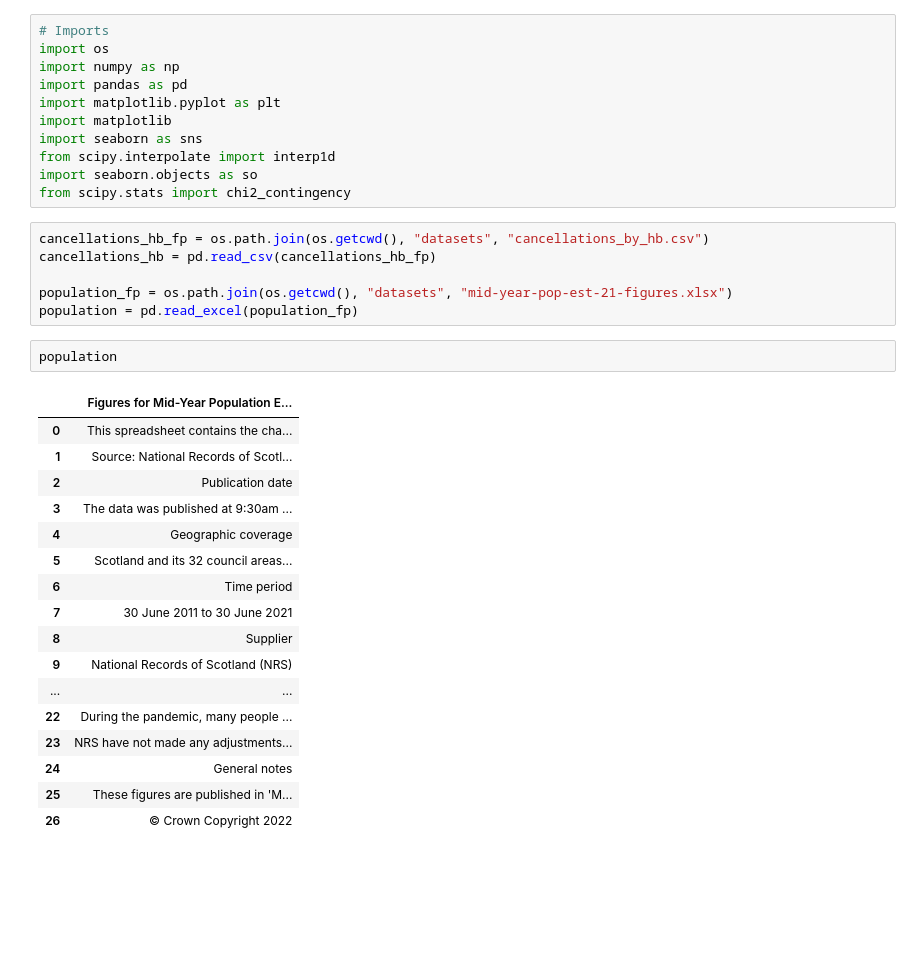
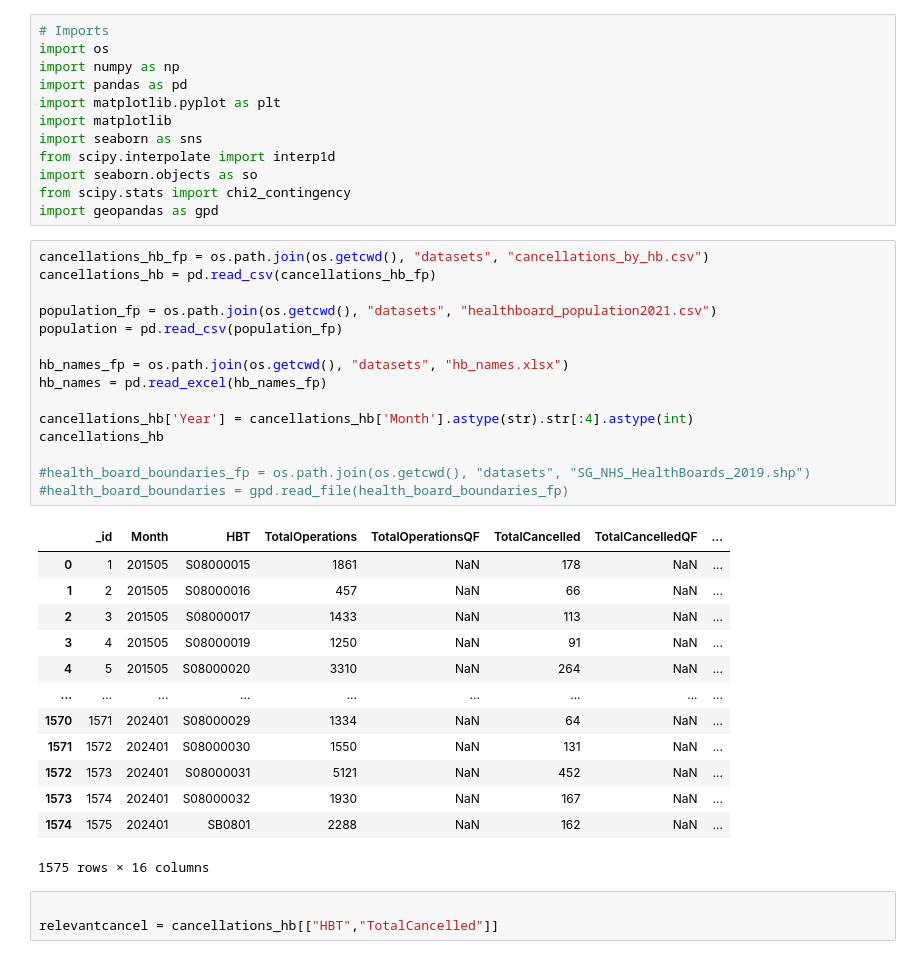
Before and after one commit to brianej/fdscw3, a Jupyter notebook: q4.ipynb, the cells around one changed output. Drawn from its saved outputs; the diff is of its cells as text; blank space fills up the shorter version.

```diff
--- a/q4.ipynb
+++ b/q4.ipynb
@@ -9,29 +31,36 @@ import seaborn as sns
 from scipy.interpolate import interp1d
 import seaborn.objects as so
 from scipy.stats import chi2_contingency
+import geopandas as gpd
 # %%
 cancellations_hb_fp = os.path.join(os.getcwd(), "datasets", "cancellations_by_hb.csv")
 cancellations_hb = pd.read_csv(cancellations_hb_fp)
 
-population_fp = os.path.join(os.getcwd(), "datasets", "mid-year-pop-est-21-figures.xlsx")
-population = pd.read_excel(population_fp)
+population_fp = os.path.join(os.getcwd(), "datasets", "healthboard_population2021.csv")
+population = pd.read_csv(population_fp)
+
+hb_names_fp = os.path.join(os.getcwd(), "datasets", "hb_names.xlsx")
+hb_names = pd.read_excel(hb_names_fp)
+
+cancellations_hb['Year'] = cancellations_hb['Month'].astype(str).str[:4].astype(int)
+cancellations_hb
+
+#health_board_boundaries_fp = os.path.join(os.getcwd(), "datasets", "SG_NHS_HealthBoards_2019.shp")
+#health_board_boundaries = gpd.read_file(health_board_boundaries_fp)
+# %% [output]
+|  | _id | Month | HBT | TotalOperations | TotalOperationsQF | TotalCancelled | TotalCancelledQF | ... |
+| 0 | 1 | 201505 | S08000015 | 1861 | NaN | 178 | NaN | ... |
+| 1 | 2 | 201505 | S08000016 | 457 | NaN | 66 | NaN | ... |
+| 2 | 3 | 201505 | S08000017 | 1433 | NaN | 113 | NaN | ... |
+| 3 | 4 | 201505 | S08000019 | 1250 | NaN | 91 | NaN | ... |
+| 4 | 5 | 201505 | S08000020 | 3310 | NaN | 264 | NaN | ... |
+| ... | ... | ... | ... | ... | ... | ... | ... | ... |
+| 1570 | 1571 | 202401 | S08000029 | 1334 | NaN | 64 | NaN | ... |
+| 1571 | 1572 | 202401 | S08000030 | 1550 | NaN | 131 | NaN | ... |
+| 1572 | 1573 | 202401 | S08000031 | 5121 | NaN | 452 | NaN | ... |
+| 1573 | 1574 | 202401 | S08000032 | 1930 | NaN | 167 | NaN | ... |
+| 1574 | 1575 | 202401 | SB0801 | 2288 | NaN | 162 | NaN | ... |
+1575 rows × 16 columns
-# %%
-population
-# %% [output]
-|  | Figures for Mid-Year Population E... |
-| 0 | This spreadsheet contains the cha... |
-| 1 | Source: National Records of Scotl... |
-| 2 | Publication date |
-| 3 | The data was published at 9:30am ... |
-| 4 | Geographic coverage |
-| 5 | Scotland and its 32 council areas... |
-| 6 | Time period |
-| 7 | 30 June 2011 to 30 June 2021 |
-| 8 | Supplier |
-| 9 | National Records of Scotland (NRS) |
-| ... | ... |
-| 22 | During the pandemic, many people ... |
-| 23 | NRS have not made any adjustments... |
-| 24 | General notes |
-| 25 | These figures are published in 'M... |
-| 26 | © Crown Copyright 2022 |
+# %%
+
+relevantcancel = cancellations_hb[["HBT","TotalCancelled"]]
```
Also changed, not shown: parts of 19 cells of this notebook.
